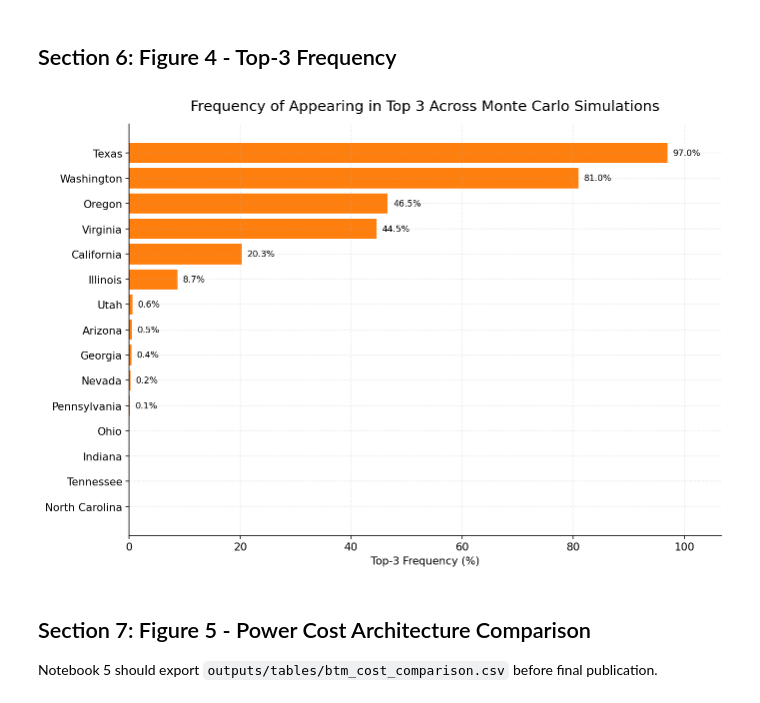
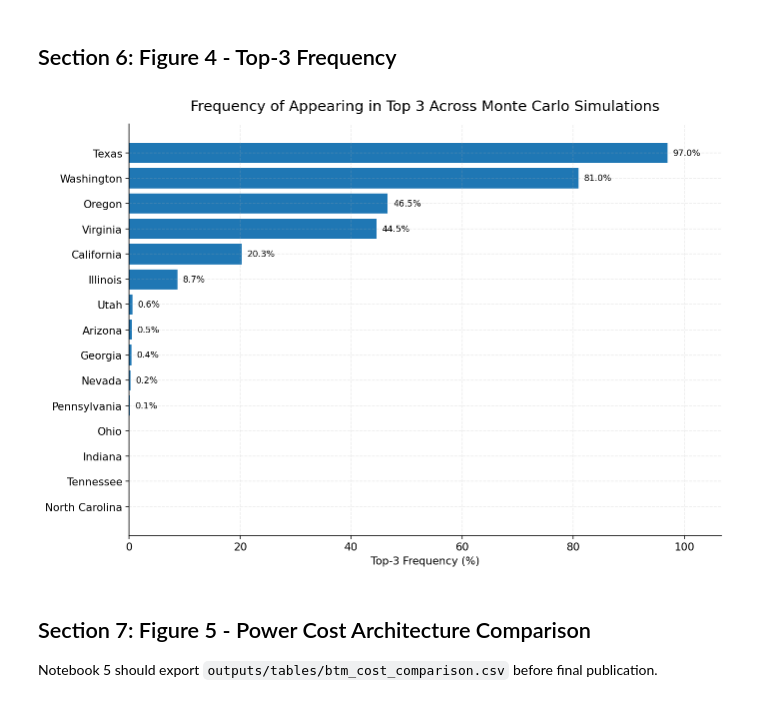
Before and after one commit to finnrcase/ai-infrastructure-economics, a Jupyter notebook: notebooks/06_visualizations.ipynb, the cells around one changed output. Cells and saved outputs as stored; diff of their text form; code cells hidden in the pictures.

```diff
--- a/notebooks/06_visualizations.ipynb
+++ b/notebooks/06_visualizations.ipynb
@@ -120,8 +107,7 @@ if state_competitiveness is not None and {"State", "competitiveness_score"}.issu
     fig, ax = plt.subplots(figsize=(10, 7))
     ax.barh(
         plot_data["State"],
-        plot_data["competitiveness_score"],
-        color=COLORS["primary"],
+        plot_data["competitiveness_score"]
     )
     ax.set_title("AI Infrastructure Competitiveness by State", pad=14)
     ax.set_xlabel("Competitiveness Score")
@@ -154,8 +140,7 @@ if monte_carlo_winner_frequency is not None and required_cols.issubset(monte_car
     fig, ax = plt.subplots(figsize=(10, 7))
     ax.barh(
         plot_data["State"],
-        plot_data["Winner_Frequency_Percent"],
-        color=COLORS["secondary"],
+        plot_data["Winner_Frequency_Percent"]
     )
     ax.set_title("Monte Carlo Winner Frequency Across Weight Scenarios", pad=14)
     ax.set_xlabel("Winner Frequency (%)")
@@ -190,12 +175,11 @@ if monte_carlo_summary is not None and required_cols.issubset(monte_carlo_summar
         plot_data["std_score"],
         plot_data["median_score"],
         s=72,
-        color=COLORS["primary"],
         edgecolor="white",
         linewidth=0.8,
     )
-    ax.axvline(x_median, color=COLORS["neutral"], linestyle="--", linewidth=1.2)
-    ax.axhline(y_median, color=COLORS["neutral"], linestyle="--", linewidth=1.2)
+    ax.axvline(x_median, color="0.45", linestyle="--", linewidth=1.2)
+    ax.axhline(y_median, color="0.45", linestyle="--", linewidth=1.2)
 
     label_offsets = {
         "California": (5, 9),
@@ -232,36 +216,35 @@ else:
 # %%
 required_cols = {"State", "Top_3_Frequency_Percent"}
 if monte_carlo_top3_frequency is not None and required_cols.issubset(monte_carlo_top3_frequency.columns):
     plot_data = (
         monte_carlo_top3_frequency[["State", "Top_3_Frequency_Percent"]]
         .dropna()
         .sort_values("Top_3_Frequency_Percent", ascending=True)
     )
 
     fig, ax = plt.subplots(figsize=(10, 7))
     ax.barh(
         plot_data["State"],
-        plot_data["Top_3_Frequency_Percent"],
-        color=COLORS["tertiary"],
+        plot_data["Top_3_Frequency_Percent"]
     )
     ax.set_title("Frequency of Appearing in Top 3 Across Monte Carlo Simulations", pad=14)
     ax.set_xlabel("Top-3 Frequency (%)")
     ax.set_ylabel("")
     ax.set_xlim(0, max(100, plot_data["Top_3_Frequency_Percent"].max() * 1.10))
 
     for value, state in zip(plot_data["Top_3_Frequency_Percent"], plot_data["State"]):
         if value >= 0.05:
             ax.text(value + 1, state, f"{value:.1f}%", va="center", fontsize=9)
 
     fig.tight_layout()
     output_path = FIGURE_DIR / "fig4_top3_frequency.png"
     fig.savefig(output_path, bbox_inches="tight")
     generated_figures.append(output_path)
     plt.show()
 else:
     print("Figure 4 skipped: Monte Carlo top-3 frequency output is unavailable.")
 # %% [output]
-[figure, old version]
+[figure, new version]
 # %% [markdown]
 ## Section 7: Figure 5 - Power Cost Architecture Comparison
 
```
Also changed, not shown: parts of 10 cells of this notebook, 15 other files.
